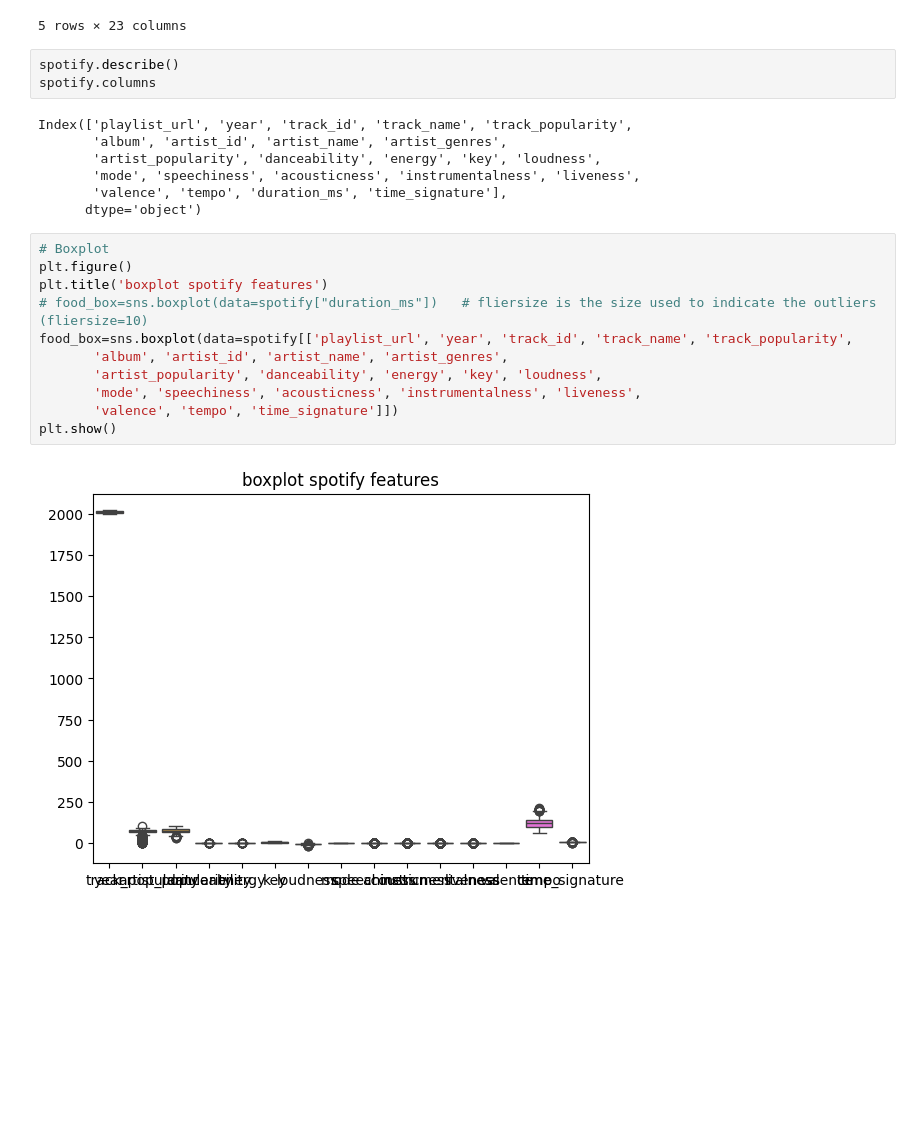
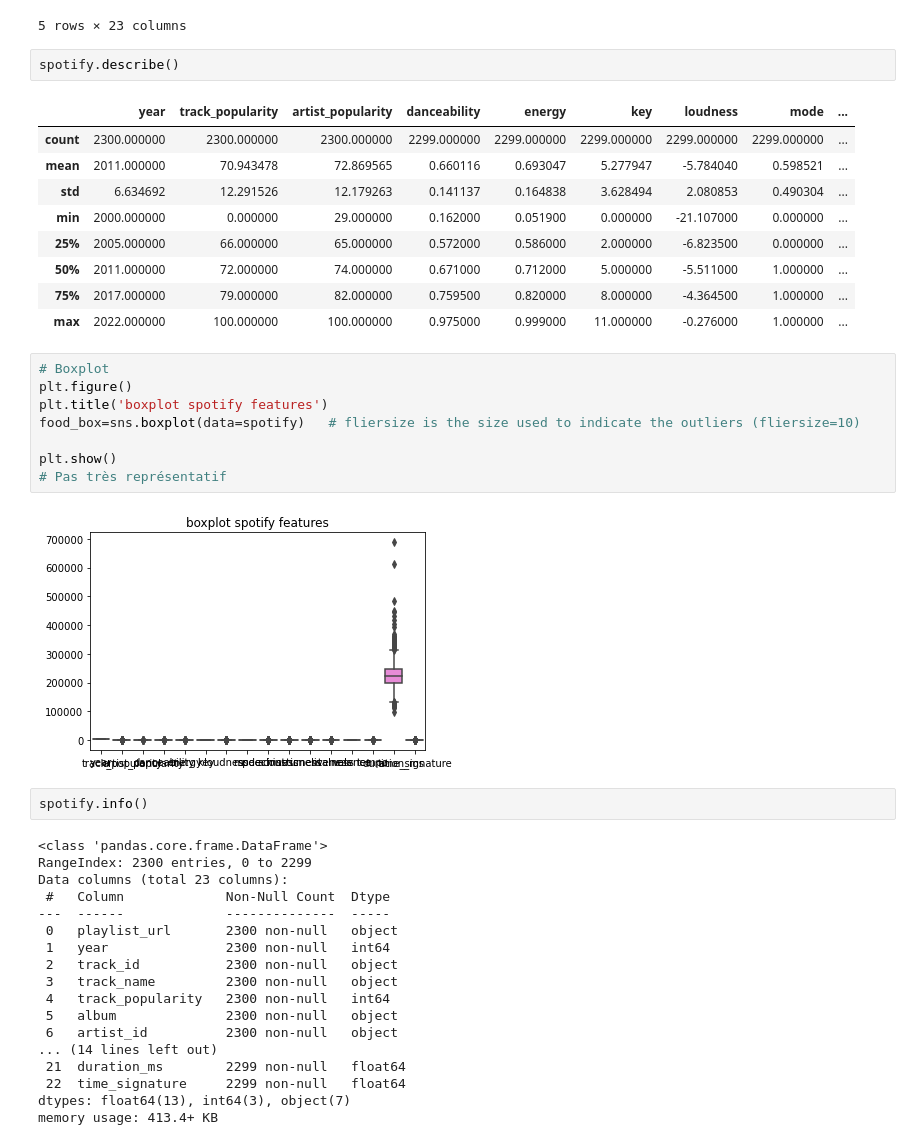
Before and after one commit to fxcollot/SpotifyUnsupervised, a Jupyter notebook: Astrid.ipynb, the cells around one changed output. Drawn from its saved outputs; the diff is of its cells as text; blank space fills up the shorter version.

```diff
--- a/Astrid.ipynb
+++ b/Astrid.ipynb
@@ -32,24 +34,43 @@ spotify.head()
 5 rows × 23 columns
 # %%
 spotify.describe()
-spotify.columns
 # %% [output]
-Index(['playlist_url', 'year', 'track_id', 'track_name', 'track_popularity',
-       'album', 'artist_id', 'artist_name', 'artist_genres',
-       'artist_popularity', 'danceability', 'energy', 'key', 'loudness',
-       'mode', 'speechiness', 'acousticness', 'instrumentalness', 'liveness',
-       'valence', 'tempo', 'duration_ms', 'time_signature'],
-      dtype='object')
+|  | year | track_popularity | artist_popularity | danceability | energy | key | loudness | mode | ... |
+| count | 2300.000000 | 2300.000000 | 2300.000000 | 2299.000000 | 2299.000000 | 2299.000000 | 2299.000000 | 2299.000000 | ... |
+| mean | 2011.000000 | 70.943478 | 72.869565 | 0.660116 | 0.693047 | 5.277947 | -5.784040 | 0.598521 | ... |
+| std | 6.634692 | 12.291526 | 12.179263 | 0.141137 | 0.164838 | 3.628494 | 2.080853 | 0.490304 | ... |
+| min | 2000.000000 | 0.000000 | 29.000000 | 0.162000 | 0.051900 | 0.000000 | -21.107000 | 0.000000 | ... |
+| 25% | 2005.000000 | 66.000000 | 65.000000 | 0.572000 | 0.586000 | 2.000000 | -6.823500 | 0.000000 | ... |
+| 50% | 2011.000000 | 72.000000 | 74.000000 | 0.671000 | 0.712000 | 5.000000 | -5.511000 | 1.000000 | ... |
+| 75% | 2017.000000 | 79.000000 | 82.000000 | 0.759500 | 0.820000 | 8.000000 | -4.364500 | 1.000000 | ... |
+| max | 2022.000000 | 100.000000 | 100.000000 | 0.975000 | 0.999000 | 11.000000 | -0.276000 | 1.000000 | ... |
 # %%
 # Boxplot
 plt.figure()
 plt.title('boxplot spotify features')
-# food_box=sns.boxplot(data=spotify["duration_ms"])   # fliersize is the size used to indicate the outliers (fliersize=10)
-food_box=sns.boxplot(data=spotify[['playlist_url', 'year', 'track_id', 'track_name', 'track_popularity',
-       'album', 'artist_id', 'artist_name', 'artist_genres',
-       'artist_popularity', 'danceability', 'energy', 'key', 'loudness',
-       'mode', 'speechiness', 'acousticness', 'instrumentalness', 'liveness',
-       'valence', 'tempo', 'time_signature']])
+food_box=sns.boxplot(data=spotify)   # fliersize is the size used to indicate the outliers (fliersize=10)
+
 plt.show()
+# Pas très représentatif
 # %% [output]
-[figure, old version]
+[figure, new version]
+# %%
+spotify.info()
+# %% [output]
+<class 'pandas.core.frame.DataFrame'>
+RangeIndex: 2300 entries, 0 to 2299
+Data columns (total 23 columns):
+ #   Column             Non-Null Count  Dtype
+---  ------             --------------  -----
+ 0   playlist_url       2300 non-null   object
+ 1   year               2300 non-null   int64
+ 2   track_id           2300 non-null   object
+ 3   track_name         2300 non-null   object
+ 4   track_popularity   2300 non-null   int64
+ 5   album              2300 non-null   object
+ 6   artist_id          2300 non-null   object
+... (14 lines left out)
+ 21  duration_ms        2299 non-null   float64
+ 22  time_signature     2299 non-null   float64
+dtypes: float64(13), int64(3), object(7)
+memory usage: 413.4+ KB
```
Also changed, not shown: parts of 6 cells of this notebook.
